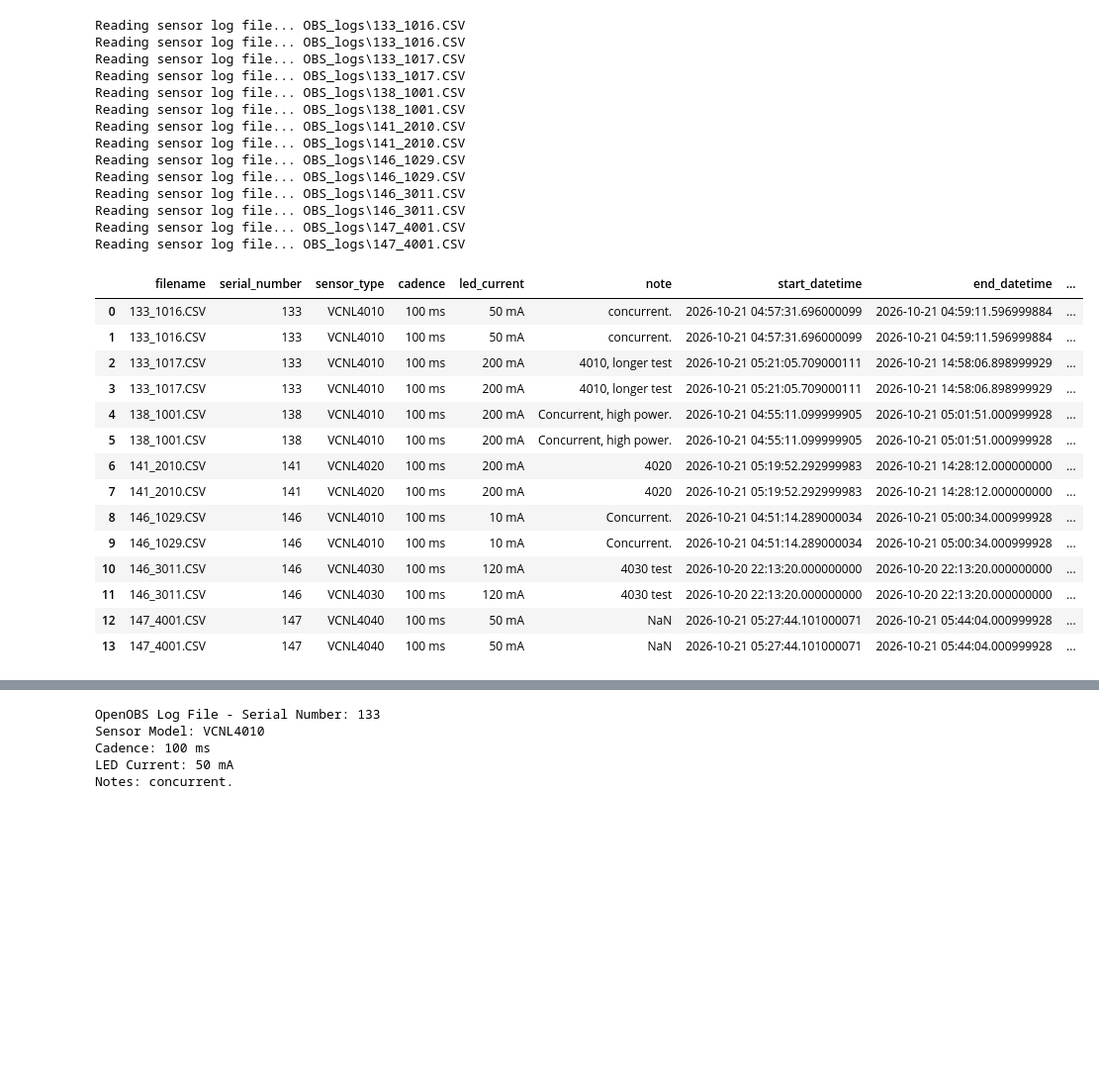
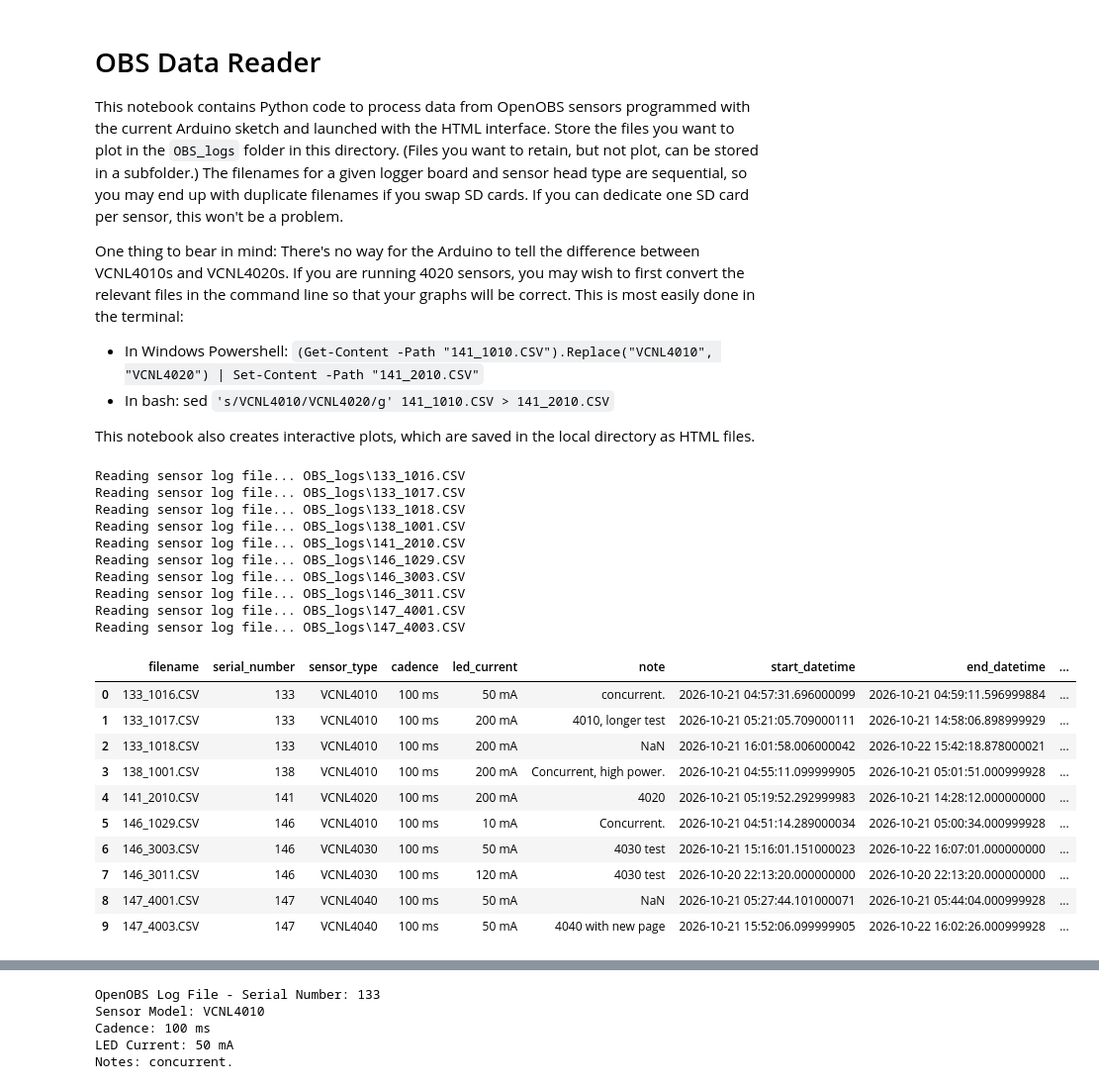
Before and after one commit to KCollins/ISAC, a Jupyter notebook: Data/OBS_Reader.ipynb, the cells around one changed output, grey strips where cells are left out. Shown at 99% size. Drawn from its saved outputs; the diff is of its cells as text; code cells hidden in the pictures; blank space fills up the shorter version.

```diff
--- a/Data/OBS_Reader.ipynb
+++ b/Data/OBS_Reader.ipynb
@@ -1,3 +1,12 @@
+# %% [markdown]
+# OBS Data Reader
+This notebook contains Python code to process data from OpenOBS sensors programmed with the current Arduino sketch and launched with the HTML interface. Store the files you want to plot in the `OBS_logs` folder in this directory. (Files you want to retain, but not plot, can be stored in a subfolder.) The filenames for a given logger board and sensor head type are sequential, so you may end up with duplicate filenames if you swap SD cards. If you can dedicate one SD card per sensor, this won't be a problem.
+
+One thing to bear in mind: There's no way for the Arduino to tell the difference between VCNL4010s and VCNL4020s. If you are running 4020 sensors, you may wish to first convert the relevant files in the command line so that your graphs will be correct. This is most easily done in the terminal:
+  - In Windows Powershell: `(Get-Content -Path "141_1010.CSV").Replace("VCNL4010", "VCNL4020") | Set-Content -Path "141_2010.CSV"`
+  - In bash: sed `'s/VCNL4010/VCNL4020/g' 141_1010.CSV > 141_2010.CSV`
+
+This notebook also creates interactive plots, which are saved in the local directory as HTML files.
 # %%
 def sensor_metadata(dir_path: str | Path = "OBS_logs") -> pd.DataFrame:
     """Scans CSV log files in a directory and compiles a summary DataFrame containing
@@ -6,8 +15,10 @@ def sensor_metadata(dir_path: str | Path = "OBS_logs") -> pd.DataFrame:
     datetimes, and comment text.
     """
     dir_path = Path(dir_path)
+
+    # Filter files case-insensitively without generating duplicates
     csv_files = sorted(
-        list(dir_path.glob("*.CSV")) + list(dir_path.glob("*.csv"))
+        [f for f in dir_path.iterdir() if f.is_file() and f.suffix.lower() == ".csv"]
     )
 
     if not csv_files:
@@ -85,53 +96,45 @@ def sensor_metadata(dir_path: str | Path = "OBS_logs") -> pd.DataFrame:
             end_dt = pd.NaT
 
         metadata.append(
             {
                 "filename": file_path.name,
                 "serial_number": header_info["serial_number"],
                 "sensor_type": header_info["sensor_type"],
                 "cadence": header_info["cadence"],
                 "led_current": header_info["led_current"],
                 "note": header_info["note"],
                 "start_datetime": start_dt,
                 "end_datetime": end_dt,
                 "comment": "\n".join(header_comments),
             }
         )
 
     return pd.DataFrame(metadata)
 
 meta_df = sensor_metadata()
 meta_df
 # %% [output]
-Reading sensor log file... OBS_logs\133_1016.CSV
 Reading sensor log file... OBS_logs\133_1016.CSV
 Reading sensor log file... OBS_logs\133_1017.CSV
-Reading sensor log file... OBS_logs\133_1017.CSV
-Reading sensor log file... OBS_logs\138_1001.CSV
+Reading sensor log file... OBS_logs\133_1018.CSV
 Reading sensor log file... OBS_logs\138_1001.CSV
 Reading sensor log file... OBS_logs\141_2010.CSV
-Reading sensor log file... OBS_logs\141_2010.CSV
 Reading sensor log file... OBS_logs\146_1029.CSV
-Reading sensor log file... OBS_logs\146_1029.CSV
-Reading sensor log file... OBS_logs\146_3011.CSV
+Reading sensor log file... OBS_logs\146_3003.CSV
 Reading sensor log file... OBS_logs\146_3011.CSV
 Reading sensor log file... OBS_logs\147_4001.CSV
-Reading sensor log file... OBS_logs\147_4001.CSV
+Reading sensor log file... OBS_logs\147_4003.CSV
 |  | filename | serial_number | sensor_type | cadence | led_current | note | start_datetime | end_datetime | ... |
 | 0 | 133_1016.CSV | 133 | VCNL4010 | 100 ms | 50 mA | concurrent. | 2026-10-21 04:57:31.696000099 | 2026-10-21 04:59:11.596999884 | ... |
-| 1 | 133_1016.CSV | 133 | VCNL4010 | 100 ms | 50 mA | concurrent. | 2026-10-21 04:57:31.696000099 | 2026-10-21 04:59:11.596999884 | ... |
-| 2 | 133_1017.CSV | 133 | VCNL4010 | 100 ms | 200 mA | 4010, longer test | 2026-10-21 05:21:05.709000111 | 2026-10-21 14:58:06.898999929 | ... |
-| 3 | 133_1017.CSV | 133 | VCNL4010 | 100 ms | 200 mA | 4010, longer test | 2026-10-21 05:21:05.709000111 | 2026-10-21 14:58:06.898999929 | ... |
-| 4 | 138_1001.CSV | 138 | VCNL4010 | 100 ms | 200 mA | Concurrent, high power. | 2026-10-21 04:55:11.099999905 | 2026-10-21 05:01:51.000999928 | ... |
-| 5 | 138_1001.CSV | 138 | VCNL4010 | 100 ms | 200 mA | Concurrent, high power. | 2026-10-21 04:55:11.099999905 | 2026-10-21 05:01:51.000999928 | ... |
-| 6 | 141_2010.CSV | 141 | VCNL4020 | 100 ms | 200 mA | 4020 | 2026-10-21 05:19:52.292999983 | 2026-10-21 14:28:12.000000000 | ... |
-| 7 | 141_2010.CSV | 141 | VCNL4020 | 100 ms | 200 mA | 4020 | 2026-10-21 05:19:52.292999983 | 2026-10-21 14:28:12.000000000 | ... |
-| 8 | 146_1029.CSV | 146 | VCNL4010 | 100 ms | 10 mA | Concurrent. | 2026-10-21 04:51:14.289000034 | 2026-10-21 05:00:34.000999928 | ... |
-| 9 | 146_1029.CSV | 146 | VCNL4010 | 100 ms | 10 mA | Concurrent. | 2026-10-21 04:51:14.289000034 | 2026-10-21 05:00:34.000999928 | ... |
-| 10 | 146_3011.CSV | 146 | VCNL4030 | 100 ms | 120 mA | 4030 test | 2026-10-20 22:13:20.000000000 | 2026-10-20 22:13:20.000000000 | ... |
-| 11 | 146_3011.CSV | 146 | VCNL4030 | 100 ms | 120 mA | 4030 test | 2026-10-20 22:13:20.000000000 | 2026-10-20 22:13:20.000000000 | ... |
-| 12 | 147_4001.CSV | 147 | VCNL4040 | 100 ms | 50 mA | NaN | 2026-10-21 05:27:44.101000071 | 2026-10-21 05:44:04.000999928 | ... |
-| 13 | 147_4001.CSV | 147 | VCNL4040 | 100 ms | 50 mA | NaN | 2026-10-21 05:27:44.101000071 | 2026-10-21 05:44:04.000999928 | ... |
+| 1 | 133_1017.CSV | 133 | VCNL4010 | 100 ms | 200 mA | 4010, longer test | 2026-10-21 05:21:05.709000111 | 2026-10-21 14:58:06.898999929 | ... |
+| 2 | 133_1018.CSV | 133 | VCNL4010 | 100 ms | 200 mA | NaN | 2026-10-21 16:01:58.006000042 | 2026-10-22 15:42:18.878000021 | ... |
+| 3 | 138_1001.CSV | 138 | VCNL4010 | 100 ms | 200 mA | Concurrent, high power. | 2026-10-21 04:55:11.099999905 | 2026-10-21 05:01:51.000999928 | ... |
+| 4 | 141_2010.CSV | 141 | VCNL4020 | 100 ms | 200 mA | 4020 | 2026-10-21 05:19:52.292999983 | 2026-10-21 14:28:12.000000000 | ... |
+| 5 | 146_1029.CSV | 146 | VCNL4010 | 100 ms | 10 mA | Concurrent. | 2026-10-21 04:51:14.289000034 | 2026-10-21 05:00:34.000999928 | ... |
+| 6 | 146_3003.CSV | 146 | VCNL4030 | 100 ms | 50 mA | 4030 test | 2026-10-21 15:16:01.151000023 | 2026-10-22 16:07:01.000000000 | ... |
+| 7 | 146_3011.CSV | 146 | VCNL4030 | 100 ms | 120 mA | 4030 test | 2026-10-20 22:13:20.000000000 | 2026-10-20 22:13:20.000000000 | ... |
+| 8 | 147_4001.CSV | 147 | VCNL4040 | 100 ms | 50 mA | NaN | 2026-10-21 05:27:44.101000071 | 2026-10-21 05:44:04.000999928 | ... |
+| 9 | 147_4003.CSV | 147 | VCNL4040 | 100 ms | 50 mA | 4040 with new page | 2026-10-21 15:52:06.099999905 | 2026-10-22 16:02:26.000999928 | ... |
 # %%
 from pathlib import Path
 import pandas as pd
```
Also changed, not shown: parts of 4 cells of this notebook.
